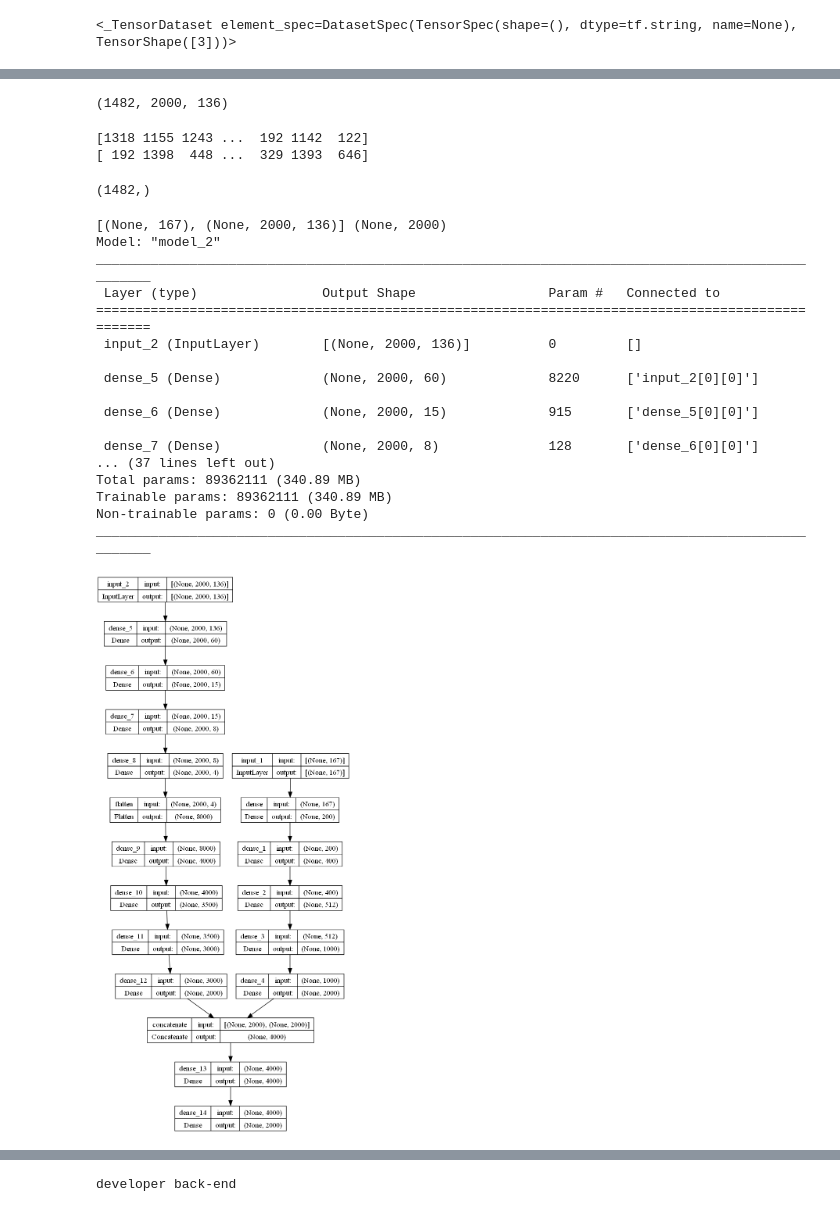
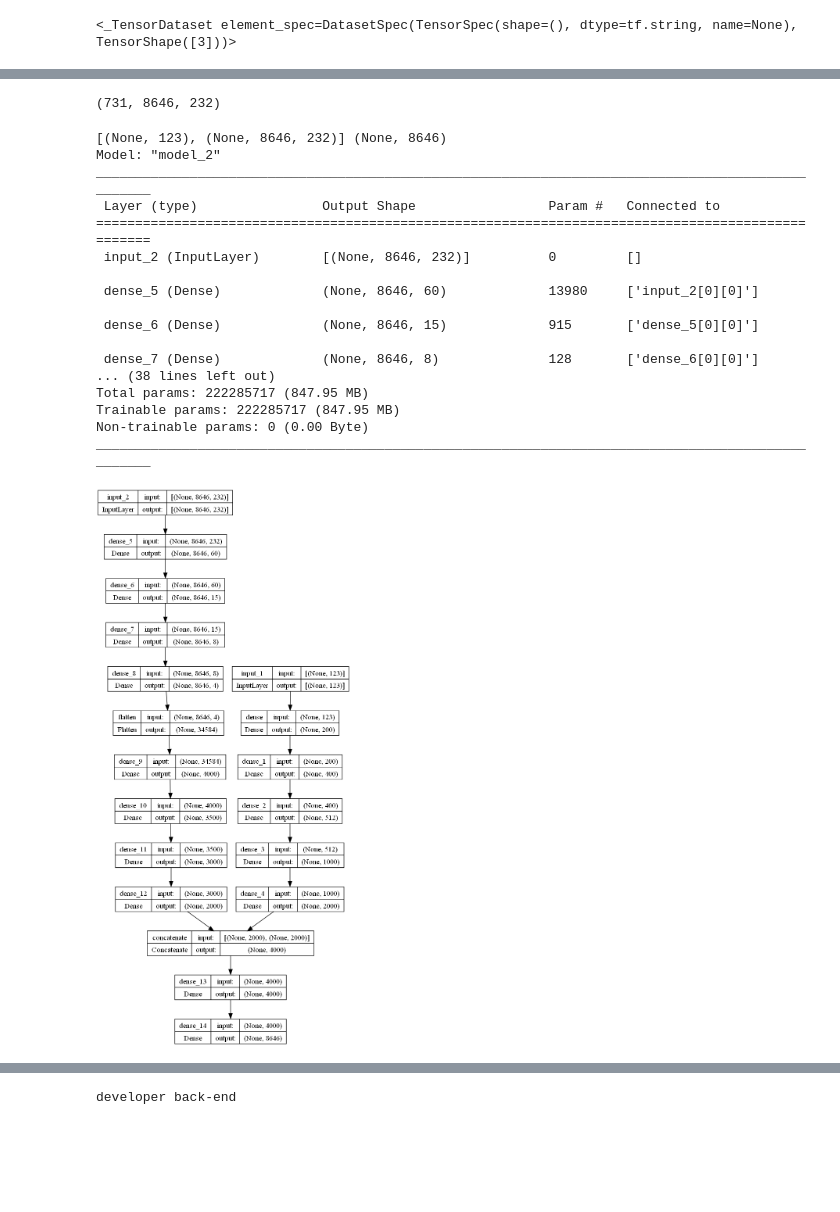
Before and after one commit to Chm-vinicius/coolab_tensorflow_study, a Jupyter notebook: machine_learn.ipynb, the cells around one changed output, grey strips where cells are left out. Cells and saved outputs as stored; diff of their text form; code cells hidden in the pictures; blank space fills up the shorter version.

```diff
--- a/machine_learn.ipynb
+++ b/machine_learn.ipynb
@@ -213,40 +279,19 @@ import numpy as np
 new_dt = []
 cols = []
 # print(ks.values)
-for i in range(1482):
+for i in range(731):
     new_dt.append(ks.values)
     cols.append(str(i))
 
 pd_ndt = np.array(new_dt)
 print(pd_ndt.shape)
 # %% [output]
-(1482, 2000, 136)
+(731, 8646, 232)
-# %%
-indexes = []
-ind2 = []
-for i in range(1482):
-    indexes.append(i)
-    ind2.append(i)
-
-idex = np.array(indexes)
-idex2 = np.array(ind2)
-np.random.shuffle(idex)
-
-np.random.shuffle(idex2)
-print(idex2)
-print(idex)
-# %% [output]
-[1318 1155 1243 ...  192 1142  122]
-[ 192 1398  448 ...  329 1393  646]
-# %%
-idex.shape
-# %% [output]
-(1482,)
 # %%
 from tensorflow import keras
 
-slot_input = keras.Input(shape=(167,))
-pro_input = keras.Input(shape=(2000,136))
+slot_input = keras.Input(shape=(123,))
+pro_input = keras.Input(shape=(8646,232))
 HIDEN_ACTIVATION = "relu"
 
 x = keras.layers.Dense(200, activation=HIDEN_ACTIVATION) (slot_input)
@@ -268,43 +313,43 @@ y = keras.layers.Dense(2000, activation=HIDEN_ACTIVATION) (y)
 # y = keras.layers.Dense(512, activation=HIDEN_ACTIVATION) (y)
 y = keras.Model(inputs=pro_input, outputs=y)
 
 combine = keras.layers.concatenate([x.output, y.output])
 
 z = keras.layers.Dense(4000, activation=HIDEN_ACTIVATION) (combine)
-z = keras.layers.Dense(2000, activation="softmax") (z)
+z = keras.layers.Dense(8646, activation="softmax") (z)
 
 model = keras.Model(inputs=[x.input, y.input], outputs=z)
 
 print(model.input_shape, model.output_shape)
 
 model.compile(
       optimizer=keras.optimizers.Adamax(1e-3),
       loss=[keras.losses.SparseCategoricalCrossentropy(from_logits=True)],
       metrics=[keras.metrics.SparseCategoricalCrossentropy()]
 )
 
 model.summary()
 
 keras.utils.plot_model(model, "first_model.png", True)
 # %% [output]
-[(None, 167), (None, 2000, 136)] (None, 2000)
+[(None, 123), (None, 8646, 232)] (None, 8646)
 Model: "model_2"
 __________________________________________________________________________________________________
  Layer (type)                Output Shape                 Param #   Connected to
 ==================================================================================================
- input_2 (InputLayer)        [(None, 2000, 136)]          0         []
+ input_2 (InputLayer)        [(None, 8646, 232)]          0         []
 
- dense_5 (Dense)             (None, 2000, 60)             8220      ['input_2[0][0]']
+ dense_5 (Dense)             (None, 8646, 60)             13980     ['input_2[0][0]']
 
- dense_6 (Dense)             (None, 2000, 15)             915       ['dense_5[0][0]']
+ dense_6 (Dense)             (None, 8646, 15)             915       ['dense_5[0][0]']
 
- dense_7 (Dense)             (None, 2000, 8)              128       ['dense_6[0][0]']
-... (37 lines left out)
-Total params: 89362111 (340.89 MB)
-Trainable params: 89362111 (340.89 MB)
+ dense_7 (Dense)             (None, 8646, 8)              128       ['dense_6[0][0]']
+... (38 lines left out)
+Total params: 222285717 (847.95 MB)
+Trainable params: 222285717 (847.95 MB)
 Non-trainable params: 0 (0.00 Byte)
 __________________________________________________________________________________________________
-[figure, old version]
+[figure, new version]
 # %%
 # dtst = keras.utils.to_categorical(dataset.choose_from_datasets(dataset, [0]), dtype="float32")
 history = model.fit([categ, pd_ndt], idex, epochs=28, validation_data=([categ, pd_ndt], idex2))
```
Also changed, not shown: parts of 25 cells of this notebook, 1 other file.
